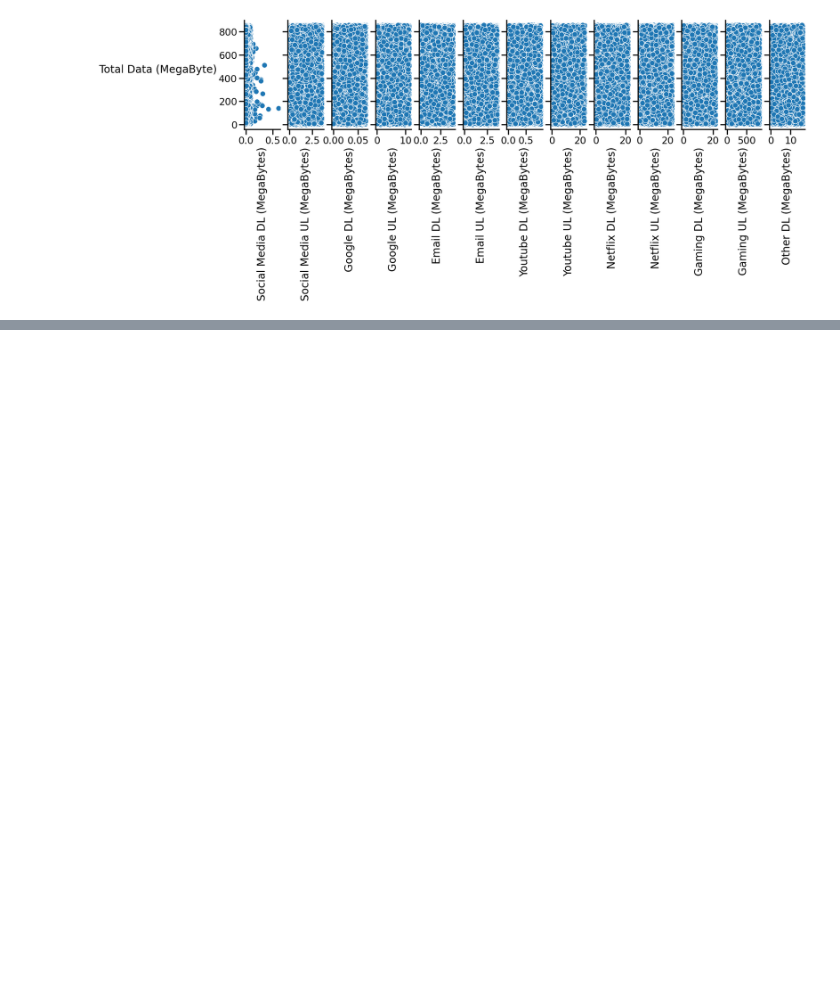
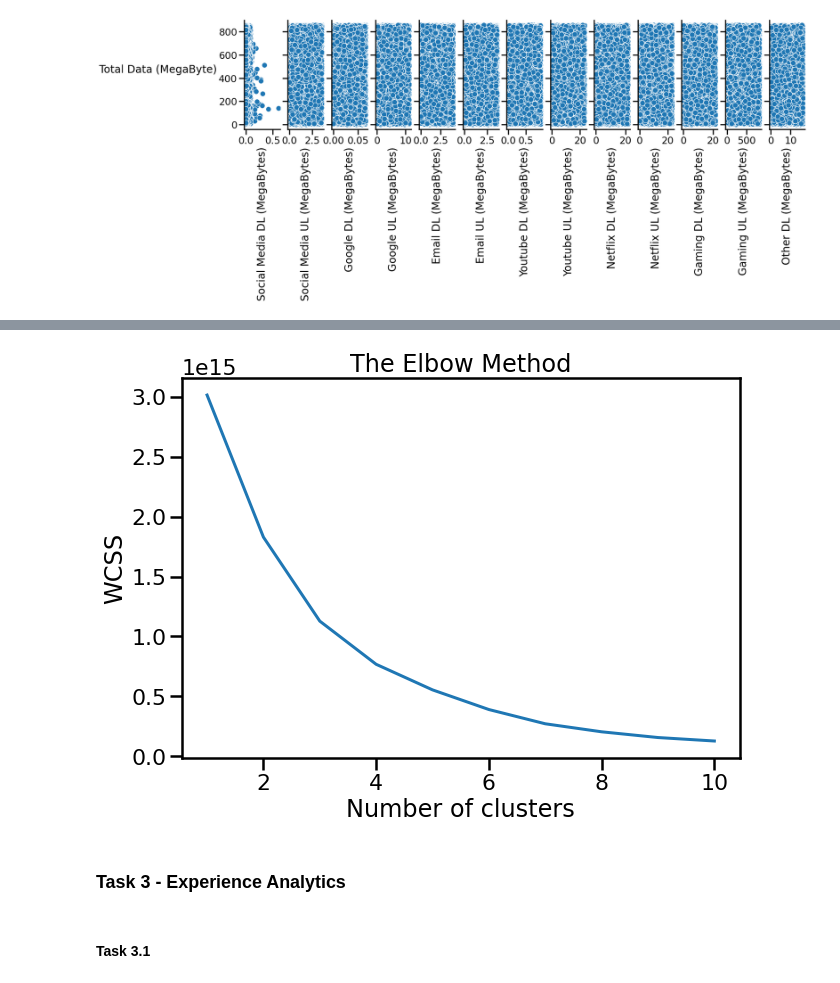
Before and after one commit to KutashiMA/Telecom_User_Analytics, a Jupyter notebook: User_Analytics.ipynb, the cells around one changed output, grey strips where cells are left out. Cells and saved outputs as stored; diff of their text form; code cells hidden in the pictures; blank space fills up the shorter version.

Commit message:
completed task 4.1

```diff
--- a/User_Analytics.ipynb
+++ b/User_Analytics.ipynb
@@ -916,0 +966,4 @@ plt.show()
+# %%
+# combining engagement metrics into a d, atframe
+engagement_metrics = pd.concat([sess, dur, traffic], axis=1)
+engagement_metrics.head()
@@ -916,0 +1143,24 @@ plt.show()
+# %%
+# Using the elbow method to find the optimal number of clusters
+wcss = []
+for i in range(1, 11):  #Test 1 to 10 differnt clusters
+#Loop over the indented statements 10 times to see how distance reduces till it becomes steady
+    kmeans = KMeans(n_clusters = i, init = 'k-means++', random_state = 42)
+    kmeans.fit(engagement_metrics)  #Train the model for all the 10 clusters and append into wcss list
+
+    '''kmeans.fit(engagement_metrics) generates the following parameters:
+    KMeans(algorithm='auto', copy_x=True, init='k-means++', max_iter=300, n_clusters=5, n_init=10, n_jobs=1, precompute_distances='auto', random_state=42, tol=0.0001, verbose=0)
+    inertia: Sum of squared distances of samples to their closest cluster center'''
+
+    wcss.append(kmeans.inertia_) #Add each Sum of squared distances to wcss[] list
+
+plt.figure(figsize=(10,7))
+plt.plot(range(1, 11), wcss) # plot the ten different wcss against the number of clusters
+plt.title('The Elbow Method')
+plt.xlabel('Number of clusters')
+plt.ylabel('WCSS')
+plt.show()
+# %% [output]
+[figure, added]
+# %% [markdown]
+### Task 3 - Experience Analytics
@@ -916,0 +1170,2 @@ plt.show()
+# %% [markdown]
+#### Task 3.1
```
Also changed, not shown: parts of 121 cells of this notebook.
